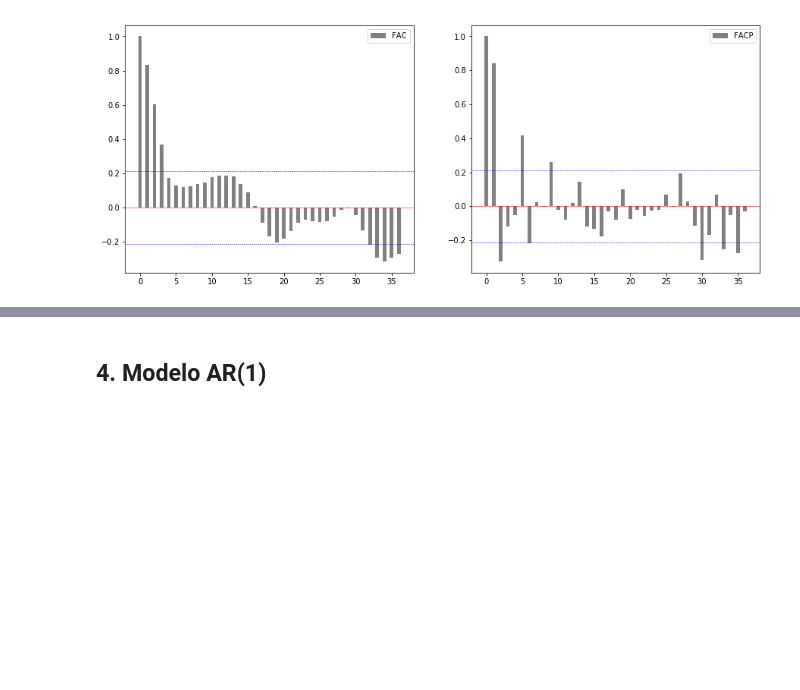
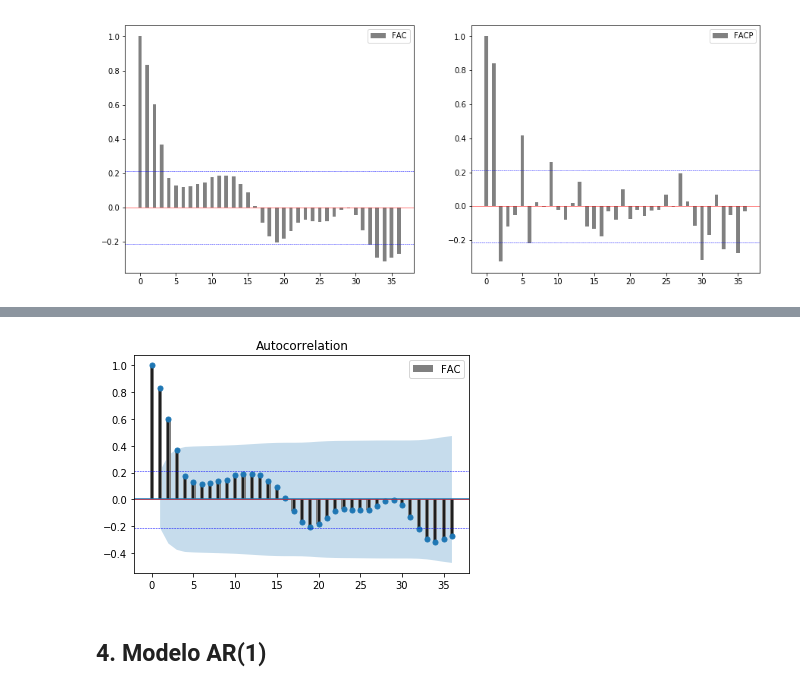
Before and after one commit to cassioraa/S-ries-temporais, a Jupyter notebook: Time_series.ipynb, the cells around one changed output, grey strips where cells are left out. Cells and saved outputs as stored; diff of their text form; code cells hidden in the pictures; blank space fills up the shorter version.

```diff
--- a/Time_series.ipynb
+++ b/Time_series.ipynb
@@ -195,3 +210,20 @@ plt.show()
+# %%
+
+plot_acf(Y, lags=36, alpha=0.05)
+#plt.show() #retire o comentário dessa linha para plotar os gráficos separadamente
+
+index = list(range(len(fac)))
+
+plt.bar(index, fac, width=0.5, color='grey', label="FAC")
+#plt.stem(index, fac, color='grey', label="FAC") # opção: gráfico similar ao do matlab
+plt.axhline(0, color='red', lw=0.5)
+plt.axhline((1.96/np.sqrt(len(Y))), color='blue', linestyle = "--", lw=0.5)
+plt.axhline(-(1.96/np.sqrt(len(Y))), color='blue', linestyle = "--", lw=0.5)
+plt.legend(loc="upper right")
+
+plt.show()
+# %% [output]
+[figure, added]
 # %% [markdown]
 ## 4.  Modelo AR(1)
 # %%
```
Also changed, not shown: parts of 6 cells of this notebook.
